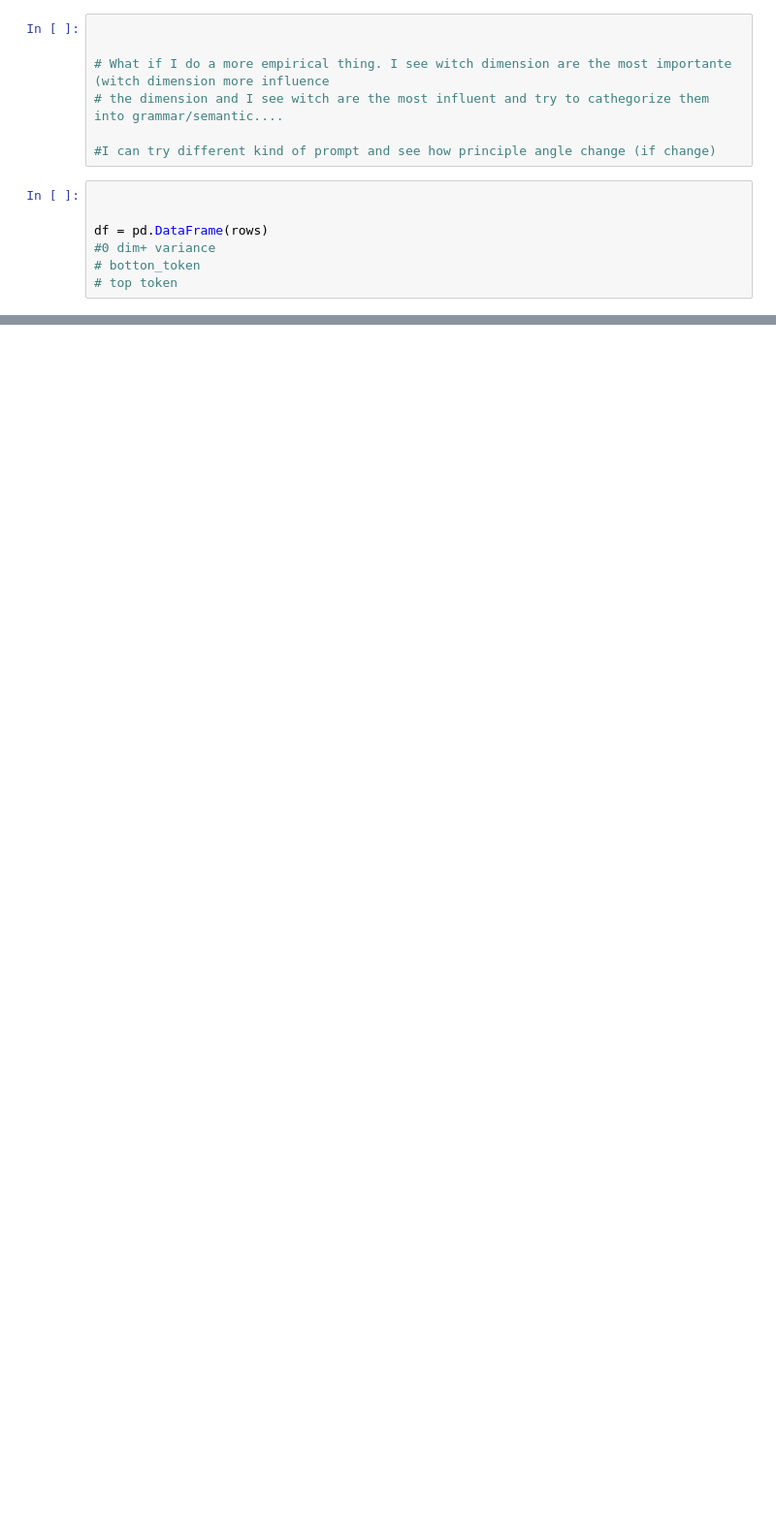
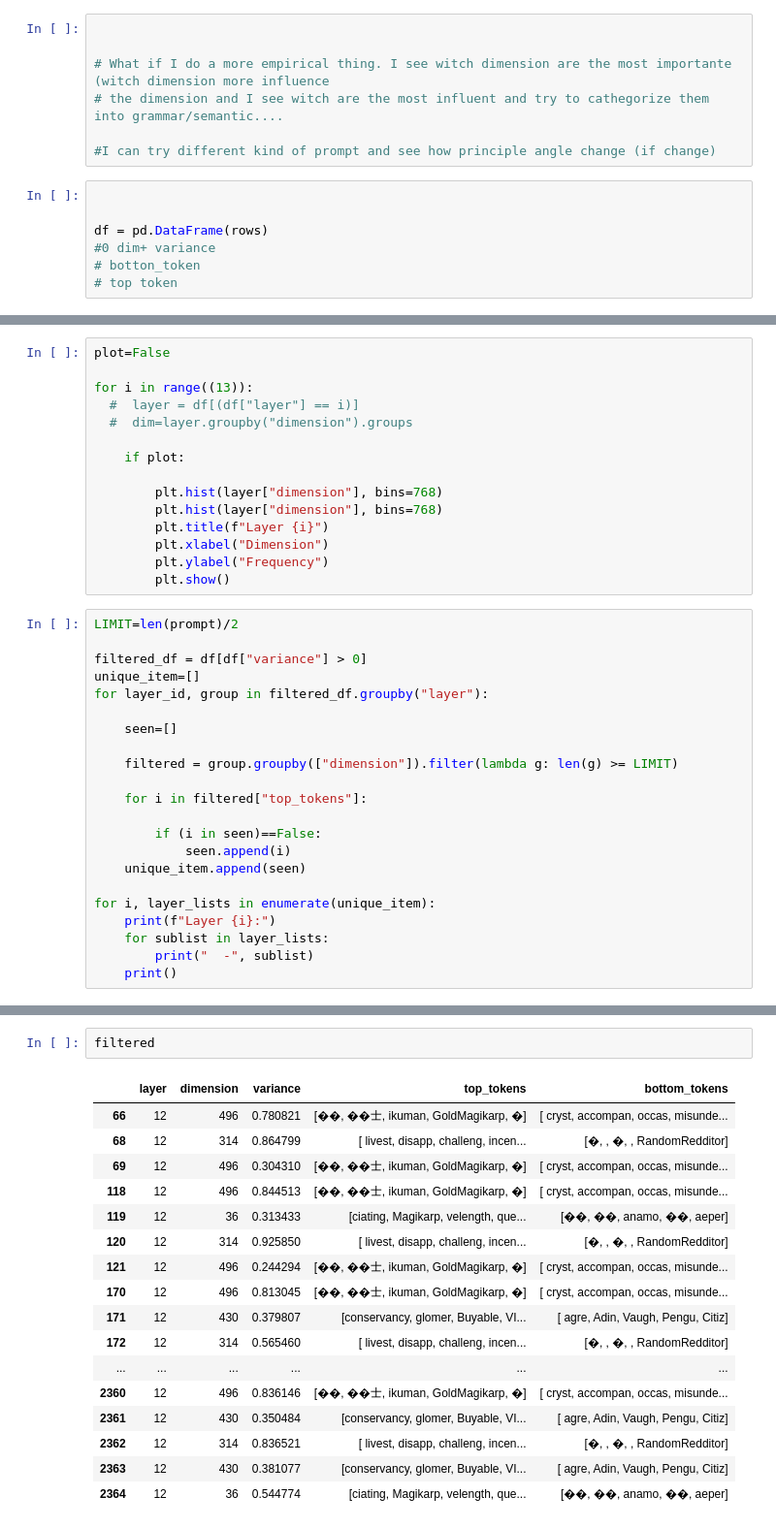
Before and after one commit to miriamzara/LCP_B_GPT2, a Jupyter notebook: luca/frame_rotation.ipynb, the cells around one changed output, grey strips where cells are left out. Shown: that part at 97% size. Drawn from its saved outputs; the diff is of its cells as text; blank space fills up the shorter version.

```diff
--- a/luca/frame_rotation.ipynb
+++ b/luca/frame_rotation.ipynb
@@ -365,0 +378,37 @@ Name: dimension, dtype: int64
+# %%
+plot=False
+
+for i in range((13)):
+  #  layer = df[(df["layer"] == i)]
+  #  dim=layer.groupby("dimension").groups
+
+    if plot:
+
+        plt.hist(layer["dimension"], bins=768)
+        plt.hist(layer["dimension"], bins=768)
+        plt.title(f"Layer {i}")
+        plt.xlabel("Dimension")
+        plt.ylabel("Frequency")
+        plt.show()
+# %%
+LIMIT=len(prompt)/2
+
+filtered_df = df[df["variance"] > 0]
+unique_item=[]
+for layer_id, group in filtered_df.groupby("layer"):
+
+    seen=[]
+
+    filtered = group.groupby(["dimension"]).filter(lambda g: len(g) >= LIMIT)
+
+    for i in filtered["top_tokens"]:
+
+        if (i in seen)==False:
+            seen.append(i)
+    unique_item.append(seen)
+
+for i, layer_lists in enumerate(unique_item):
+    print(f"Layer {i}:")
+    for sublist in layer_lists:
+        print("  -", sublist)
+    print()
@@ -365,0 +433,20 @@ Name: dimension, dtype: int64
+# %%
+filtered
+# %% [output]
+|  | layer | dimension | variance | top_tokens | bottom_tokens |
+| 66 | 12 | 496 | 0.780821 | [��, ��士, ikuman, GoldMagikarp, �] | [ cryst, accompan, occas, misunde... |
+| 68 | 12 | 314 | 0.864799 | [ livest, disapp, challeng, incen... | [�, , �, , RandomRedditor] |
+| 69 | 12 | 496 | 0.304310 | [��, ��士, ikuman, GoldMagikarp, �] | [ cryst, accompan, occas, misunde... |
+| 118 | 12 | 496 | 0.844513 | [��, ��士, ikuman, GoldMagikarp, �] | [ cryst, accompan, occas, misunde... |
+| 119 | 12 | 36 | 0.313433 | [ciating, Magikarp, velength, que... | [��, ��, anamo, ��, aeper] |
+| 120 | 12 | 314 | 0.925850 | [ livest, disapp, challeng, incen... | [�, , �, , RandomRedditor] |
+| 121 | 12 | 496 | 0.244294 | [��, ��士, ikuman, GoldMagikarp, �] | [ cryst, accompan, occas, misunde... |
+| 170 | 12 | 496 | 0.813045 | [��, ��士, ikuman, GoldMagikarp, �] | [ cryst, accompan, occas, misunde... |
+| 171 | 12 | 430 | 0.379807 | [conservancy, glomer, Buyable, VI... | [ agre, Adin, Vaugh, Pengu, Citiz] |
+| 172 | 12 | 314 | 0.565460 | [ livest, disapp, challeng, incen... | [�, , �, , RandomRedditor] |
+| ... | ... | ... | ... | ... | ... |
+| 2360 | 12 | 496 | 0.836146 | [��, ��士, ikuman, GoldMagikarp, �] | [ cryst, accompan, occas, misunde... |
+| 2361 | 12 | 430 | 0.350484 | [conservancy, glomer, Buyable, VI... | [ agre, Adin, Vaugh, Pengu, Citiz] |
+| 2362 | 12 | 314 | 0.836521 | [ livest, disapp, challeng, incen... | [�, , �, , RandomRedditor] |
+| 2363 | 12 | 430 | 0.381077 | [conservancy, glomer, Buyable, VI... | [ agre, Adin, Vaugh, Pengu, Citiz] |
+| 2364 | 12 | 36 | 0.544774 | [ciating, Magikarp, velength, que... | [��, ��, anamo, ��, aeper] |
```
Also changed, not shown: parts of 4 cells of this notebook.
